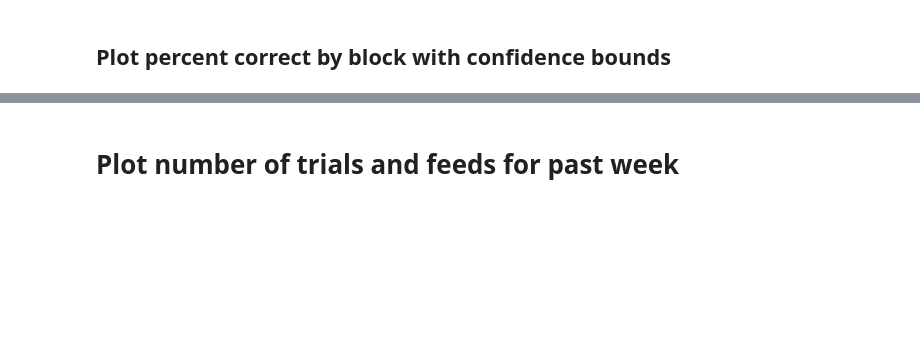
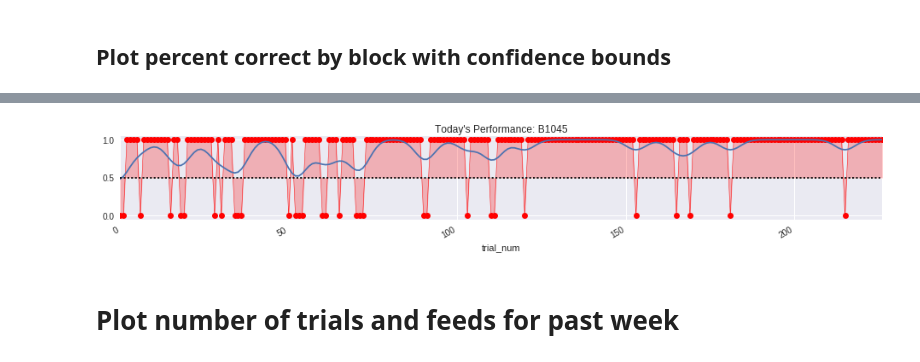
Before and after one commit to gentnerlab/behav-analysis, a Jupyter notebook: notebooks/recent_behavior_analysis.ipynb, the cells around one changed output, grey strips where cells are left out. Drawn from its saved outputs; the diff is of its cells as text; code cells hidden in the pictures; blank space fills up the shorter version.

```diff
--- a/notebooks/recent_behavior_analysis.ipynb
+++ b/notebooks/recent_behavior_analysis.ipynb
@@ -35,6 +60,8 @@ for subj,df in behav_data.items():
 # %%
 for subj,df in behav_data.items():
-    behav.plotting.plot_daily_accuracy(subj, df, x_axis='trial_num')
+    plotting.plot_daily_accuracy(subj, df, x_axis='trial_num')
+# %% [output]
+[figure, added]
 # %% [markdown]
 # Plot number of trials and feeds for past week
 # %%
```
Also changed, not shown: parts of 10 cells of this notebook, 2 other files.
